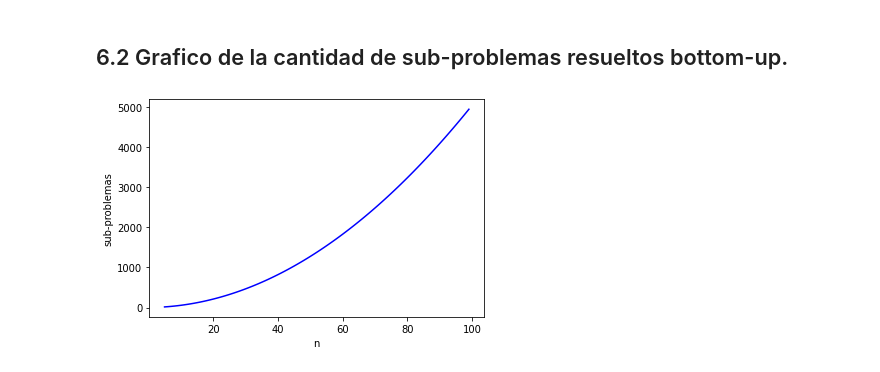
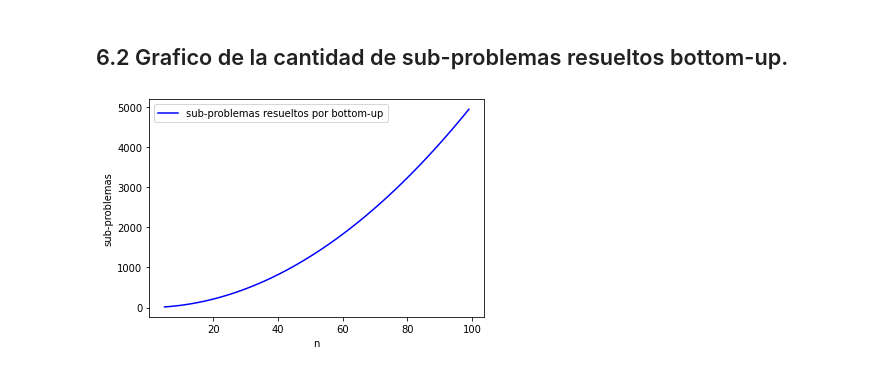
Before and after one commit to CharlyAguirre/ADA-informes, a Jupyter notebook: cuttingRodd.ipynb, the cells around one changed output. Saved outputs shown, nothing was run; the diff lists cells and outputs as text; code cells hidden in the pictures.

```diff
--- a/cuttingRodd.ipynb
+++ b/cuttingRodd.ipynb
@@ -587,26 +656,28 @@ plt.show()
 # %%
 from numpy.core.fromnumeric import size
 import matplotlib.pyplot as plt
 import datetime
 from timeit import repeat
 import random
 
 x=[]; y=[]; y2=[];
 
 for n in range(5,100):
 
   a = cutrod_instance_generator(n)
 
   maxBeneficio, cortes, problemas = cortarVarilla(n, a)
 
   x.append(n)
   y.append(problemas)
 
 
 plt.plot(x, y, "-b", label="sub-problemas resueltos por bottom-up")
 
+plt.legend(loc="upper left")
+
 plt.xlabel('n')
 plt.ylabel('sub-problemas')
 plt.show()
 # %% [output]
-[figure, old version]
+[figure, new version]
```
Also changed, not shown: parts of 13 cells of this notebook.
